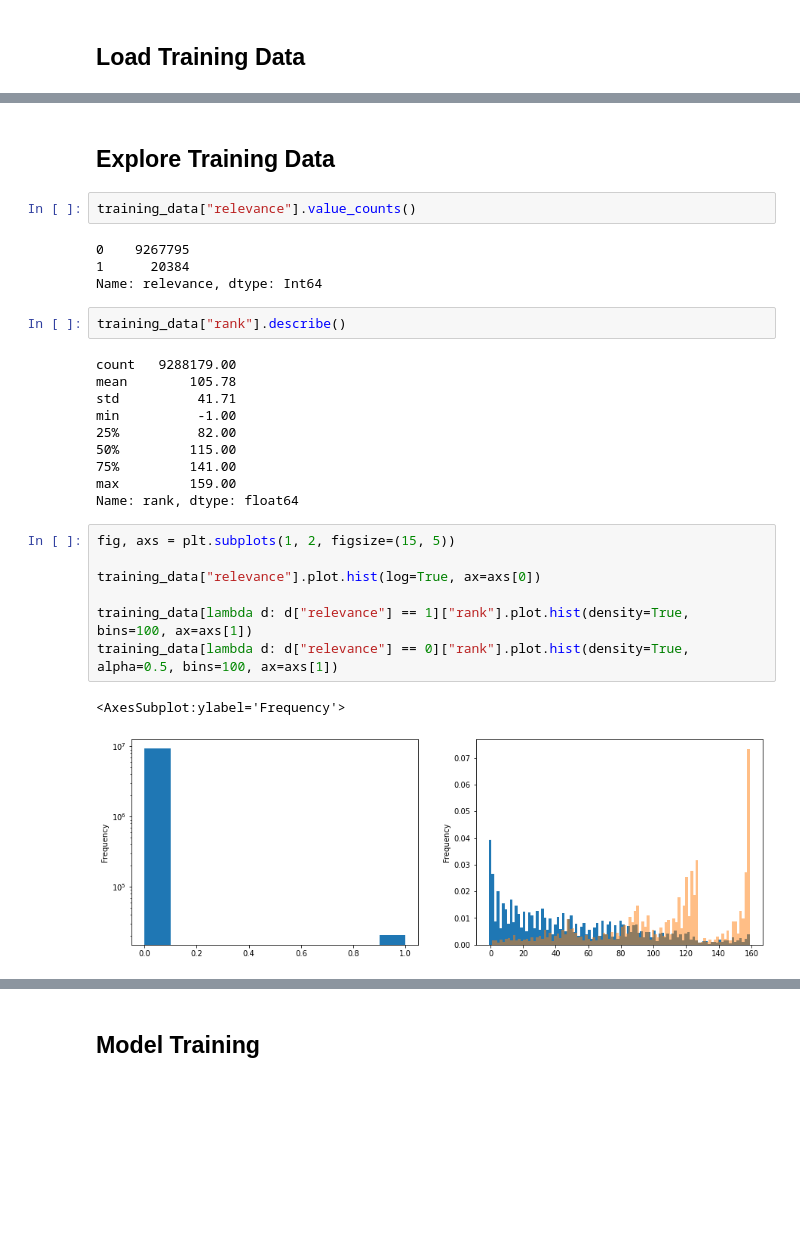
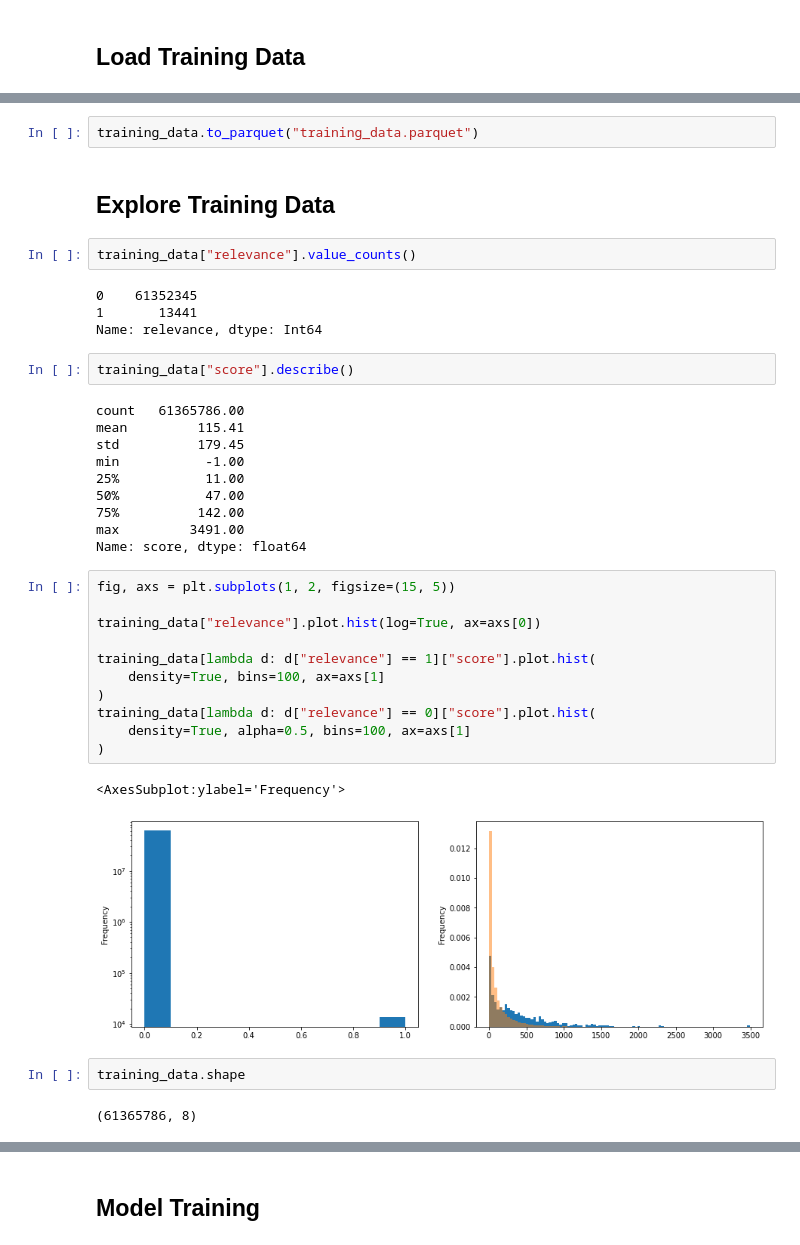
Before and after one commit to mikeczech/challenges, a Jupyter notebook: kaggle/hm_fashion_reco/notebooks/02_training.ipynb, the cells around one changed output, grey strips where cells are left out. Cells and saved outputs as stored; diff of their text form; blank space fills up the shorter version.

Commit message:
First training

```diff
--- a/kaggle/hm_fashion_reco/notebooks/02_training.ipynb
+++ b/kaggle/hm_fashion_reco/notebooks/02_training.ipynb
@@ -79,32 +86,42 @@ feat_dusty_light_affinity   0.13
 dtype: float64
+# %%
+training_data.to_parquet("training_data.parquet")
 # %% [markdown]
 ## Explore Training Data
-# %%
-training_data["relevance"].value_counts()
-# %% [output]
-0    9267795
-1      20384
-Name: relevance, dtype: Int64
+# %%
+training_data["relevance"].value_counts()
+# %% [output]
+0    61352345
+1       13441
+Name: relevance, dtype: Int64
 # %%
-training_data["rank"].describe()
+training_data["score"].describe()
 # %% [output]
-count   9288179.00
-mean        105.78
-std          41.71
-min          -1.00
-25%          82.00
-50%         115.00
-75%         141.00
-max         159.00
-Name: rank, dtype: float64
+count   61365786.00
+mean         115.41
+std          179.45
+min           -1.00
+25%           11.00
+50%           47.00
+75%          142.00
+max         3491.00
+Name: score, dtype: float64
 # %%
 fig, axs = plt.subplots(1, 2, figsize=(15, 5))
 
 training_data["relevance"].plot.hist(log=True, ax=axs[0])
 
-training_data[lambda d: d["relevance"] == 1]["rank"].plot.hist(density=True, bins=100, ax=axs[1])
-training_data[lambda d: d["relevance"] == 0]["rank"].plot.hist(density=True, alpha=0.5, bins=100, ax=axs[1])
+training_data[lambda d: d["relevance"] == 1]["score"].plot.hist(
+    density=True, bins=100, ax=axs[1]
+)
+training_data[lambda d: d["relevance"] == 0]["score"].plot.hist(
+    density=True, alpha=0.5, bins=100, ax=axs[1]
+)
 # %% [output]
 <AxesSubplot:ylabel='Frequency'>
-[figure, old version]
+[figure, new version]
+# %%
+training_data.shape
+# %% [output]
+(61365786, 8)
 # %%
```
Also changed, not shown: parts of 25 cells of this notebook, 10 other files.
